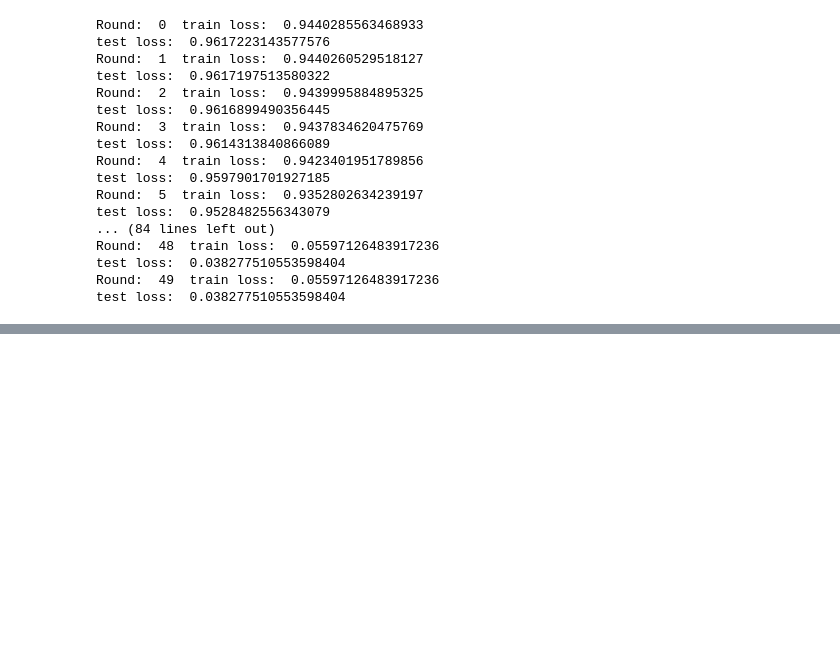
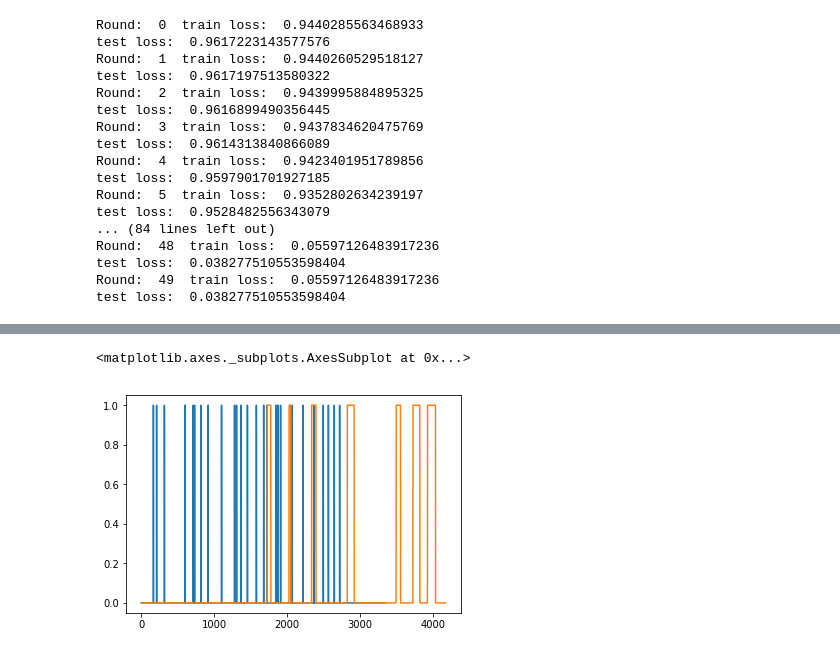
Before and after one commit to sebastiaansch/CDALab2, a Jupyter notebook: Assignment/Bonus task.ipynb, the cells around one changed output, grey strips where cells are left out. Drawn from its saved outputs; the diff is of its cells as text; code cells hidden in the pictures; blank space fills up the shorter version.

```diff
--- a/Assignment/Bonus task.ipynb
+++ b/Assignment/Bonus task.ipynb
@@ -118,0 +177,34 @@ which = y_pred[y_pred>0.05]
+# %%
+train_features = pd.concat(sliding_dfs, axis=1)
+train_labels = train_df['ATT_FLAG']
+# %%
+
+var = train_features.shape[1]
+n_in, n_h, n_out = var, 10, 1
+
+model = nn.Sequential(nn.Linear(n_in, n_h),
+                     nn.ReLU(),
+                     nn.Linear(n_h, n_out),
+                     nn.Sigmoid())
+criterion = torch.nn.MSELoss()
+# optimizer = torch.optim.SGD(model.parameters(), lr=0.01)
+# criterion = torch.nn.NLLLoss()
+optimizer = torch.optim.Adam(model.parameters(), lr=0.0003)
+for epoch in range(100):
+
+    xTrain, xTest, yTrain, yTest = train_test_split(train_features, train_labels, test_size = 0.2)
+    xTrain = torch.tensor(xTrain.values,dtype=torch.float)
+    yTrain = torch.tensor(yTrain.values,dtype=torch.float)
+    xTest = torch.tensor(xTest.values,dtype=torch.float)
+    yTest = torch.tensor(yTest.values,dtype=torch.float)
+    # Forward Propagation
+
+    y_pred = model(xTrain)
+    y_pred_test = model(xTest)
+    # Compute and print loss
+    loss = criterion(y_pred, yTrain)
+    testloss = criterion(y_pred_test,yTest)
+    print('Round: ', epoch,' train loss: ', loss.item())
+    print("test loss: ", testloss.item())
+    # perform a backward pass (backpropagation)
+    loss.backward()
@@ -118,0 +229,8 @@ which = y_pred[y_pred>0.05]
+# %%
+fig, ax = plt.subplots()
+threshold = 0.95
+sns.lineplot(data=pd.Series([x[0] for x in (y_pred>threshold).tolist()]), ax=ax)
+sns.lineplot(data=train_labels, ax=ax)
+# %% [output]
+<matplotlib.axes._subplots.AxesSubplot at 0x...>
+[figure, added]
```
Also changed, not shown: parts of 5 cells of this notebook, 2 other files.
